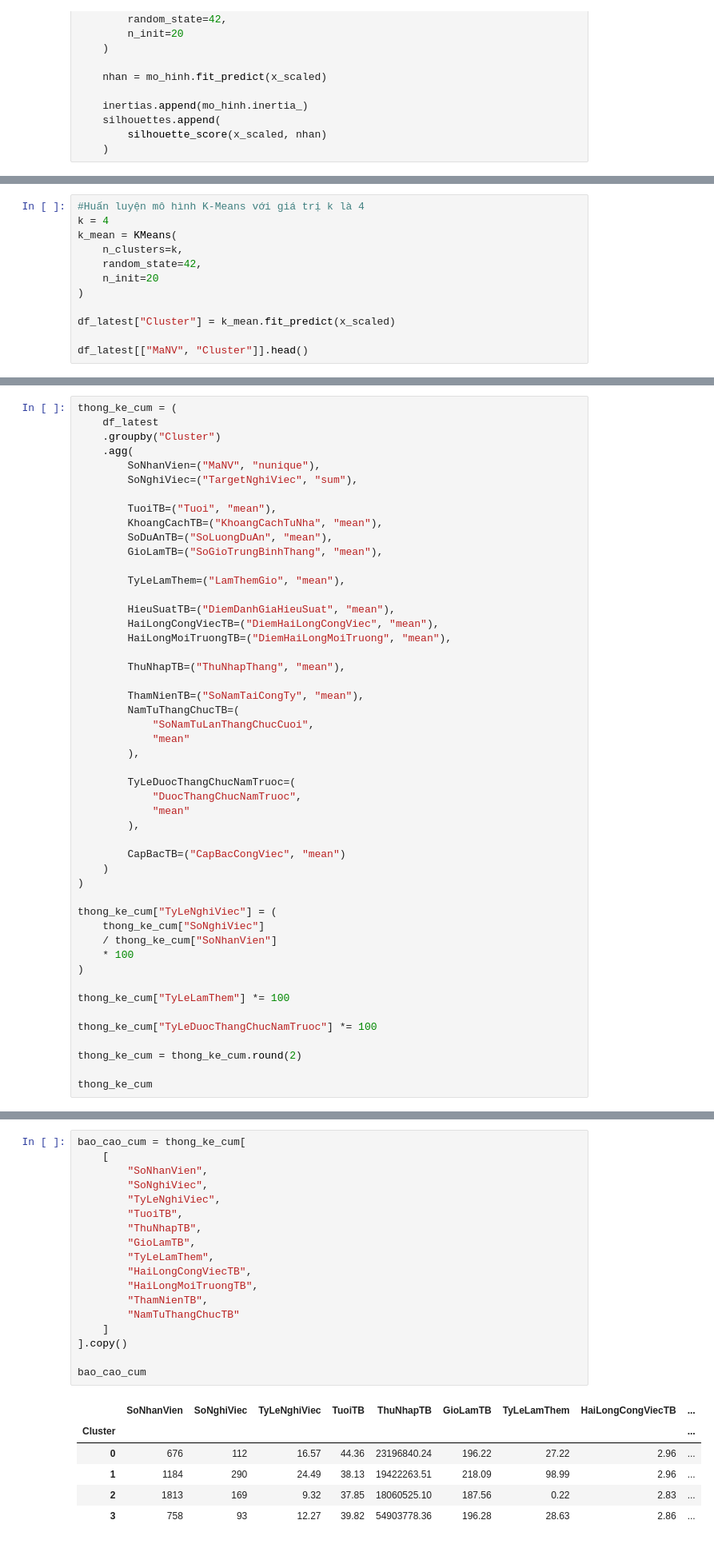
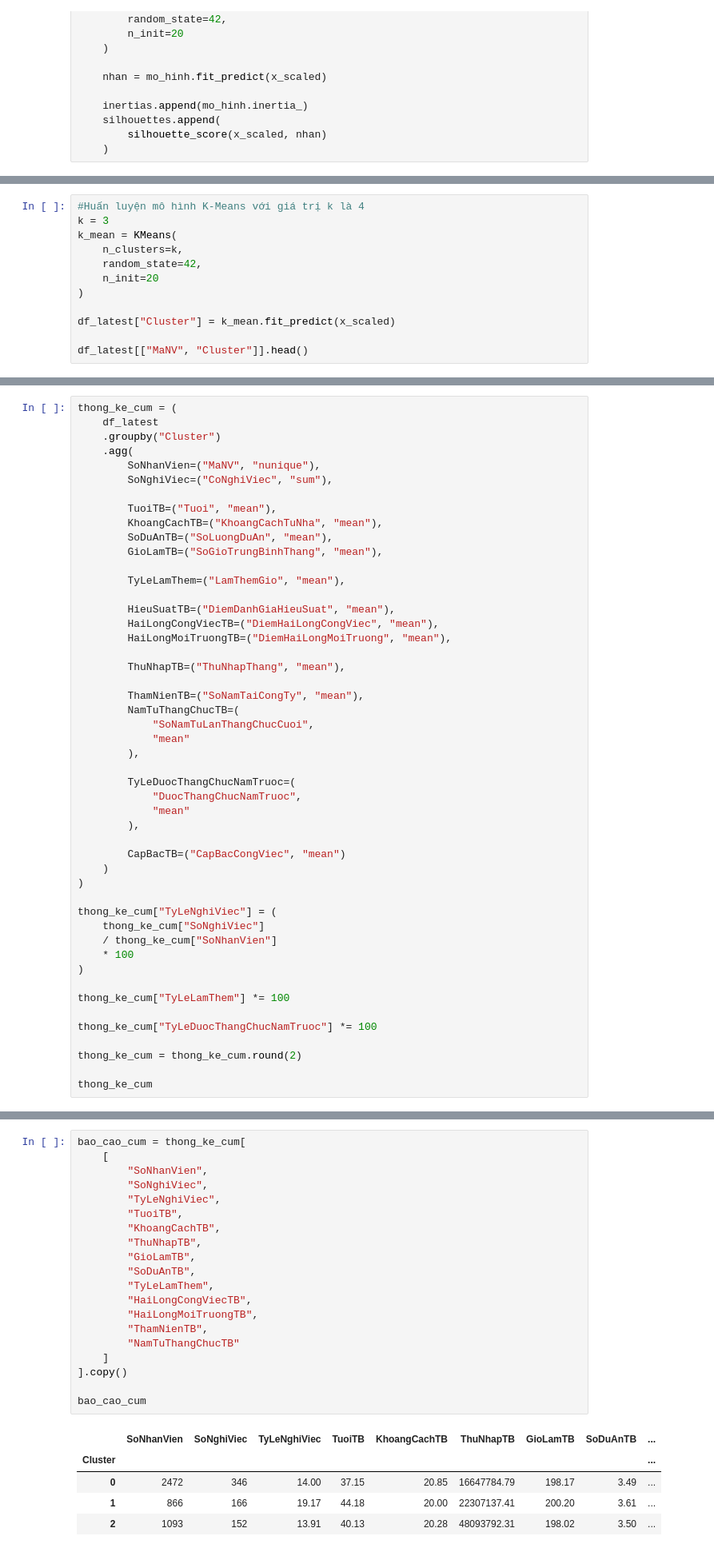
Before and after one commit to thanhbinh2505/employee-attrition-analytics, a Jupyter notebook: python/notebooks/02_Kmeans.ipynb, the cells around one changed output, grey strips where cells are left out. Shown at 80% size. Saved outputs shown, nothing was run; the diff lists cells and outputs as text.

```diff
--- a/python/notebooks/02_Kmeans.ipynb
+++ b/python/notebooks/02_Kmeans.ipynb
@@ -133,6 +129,6 @@ ket_qua_k
 # %%
 #Huấn luyện mô hình K-Means với giá trị k là 4
-k = 4
+k = 3
 k_mean = KMeans(
     n_clusters=k,
     random_state=42,
@@ -214,7 +207,7 @@ thong_ke_cum = (
     .groupby("Cluster")
     .agg(
         SoNhanVien=("MaNV", "nunique"),
-        SoNghiViec=("TargetNghiViec", "sum"),
+        SoNghiViec=("CoNghiViec", "sum"),
 
         TuoiTB=("Tuoi", "mean"),
         KhoangCachTB=("KhoangCachTuNha", "mean"),
@@ -424,28 +409,29 @@ df_latest[["MaNV", "Cluster", "TenCum"]].head()
 # %%
 bao_cao_cum = thong_ke_cum[
     [
         "SoNhanVien",
         "SoNghiViec",
         "TyLeNghiViec",
         "TuoiTB",
+        "KhoangCachTB",
         "ThuNhapTB",
         "GioLamTB",
+        "SoDuAnTB",
         "TyLeLamThem",
         "HaiLongCongViecTB",
         "HaiLongMoiTruongTB",
         "ThamNienTB",
         "NamTuThangChucTB"
     ]
 ].copy()
 
 bao_cao_cum
 # %% [output]
-|  | SoNhanVien | SoNghiViec | TyLeNghiViec | TuoiTB | ThuNhapTB | GioLamTB | TyLeLamThem | HaiLongCongViecTB | ... |
+|  | SoNhanVien | SoNghiViec | TyLeNghiViec | TuoiTB | KhoangCachTB | ThuNhapTB | GioLamTB | SoDuAnTB | ... |
 | Cluster |  |  |  |  |  |  |  |  | ... |
-| 0 | 676 | 112 | 16.57 | 44.36 | 23196840.24 | 196.22 | 27.22 | 2.96 | ... |
-| 1 | 1184 | 290 | 24.49 | 38.13 | 19422263.51 | 218.09 | 98.99 | 2.96 | ... |
-| 2 | 1813 | 169 | 9.32 | 37.85 | 18060525.10 | 187.56 | 0.22 | 2.83 | ... |
-| 3 | 758 | 93 | 12.27 | 39.82 | 54903778.36 | 196.28 | 28.63 | 2.86 | ... |
+| 0 | 2472 | 346 | 14.00 | 37.15 | 20.85 | 16647784.79 | 198.17 | 3.49 | ... |
+| 1 | 866 | 166 | 19.17 | 44.18 | 20.00 | 22307137.41 | 200.20 | 3.61 | ... |
+| 2 | 1093 | 152 | 13.91 | 40.13 | 20.28 | 48093792.31 | 198.02 | 3.50 | ... |
 # %%
 #Biểu đồ phân bố nhân viên theo từng cụm
 
```
Also changed, not shown: parts of 21 cells of this notebook, 26 other files.
